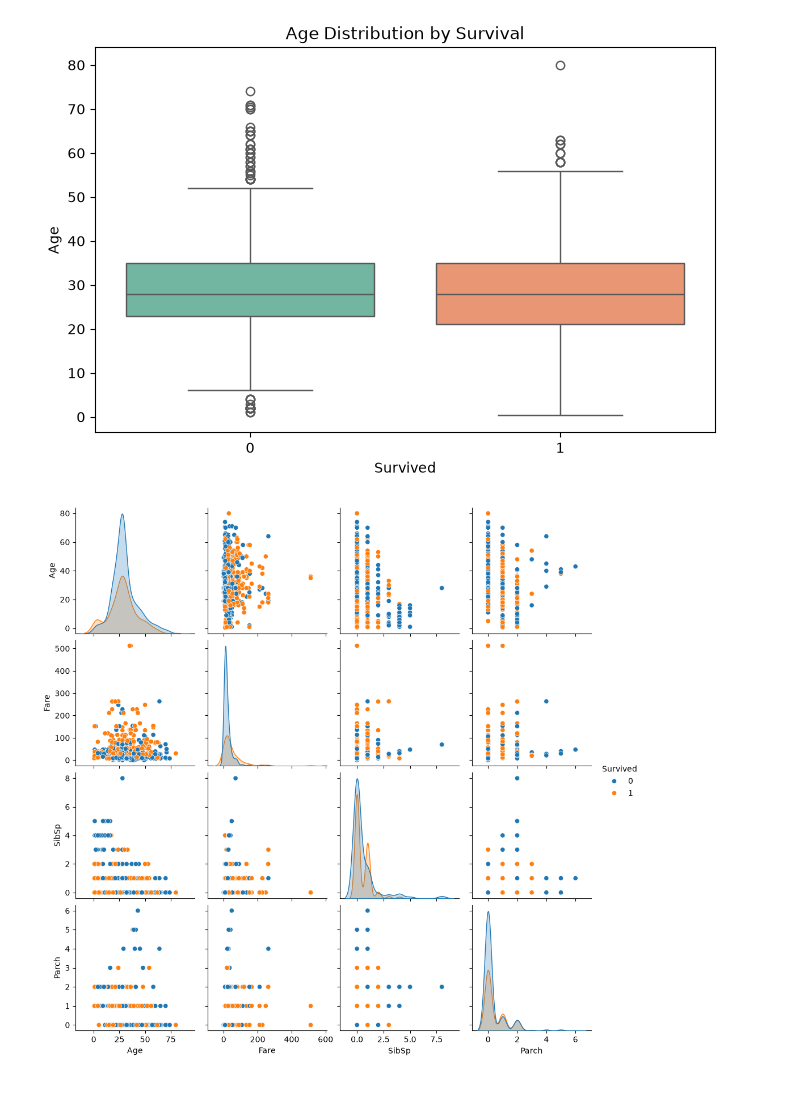
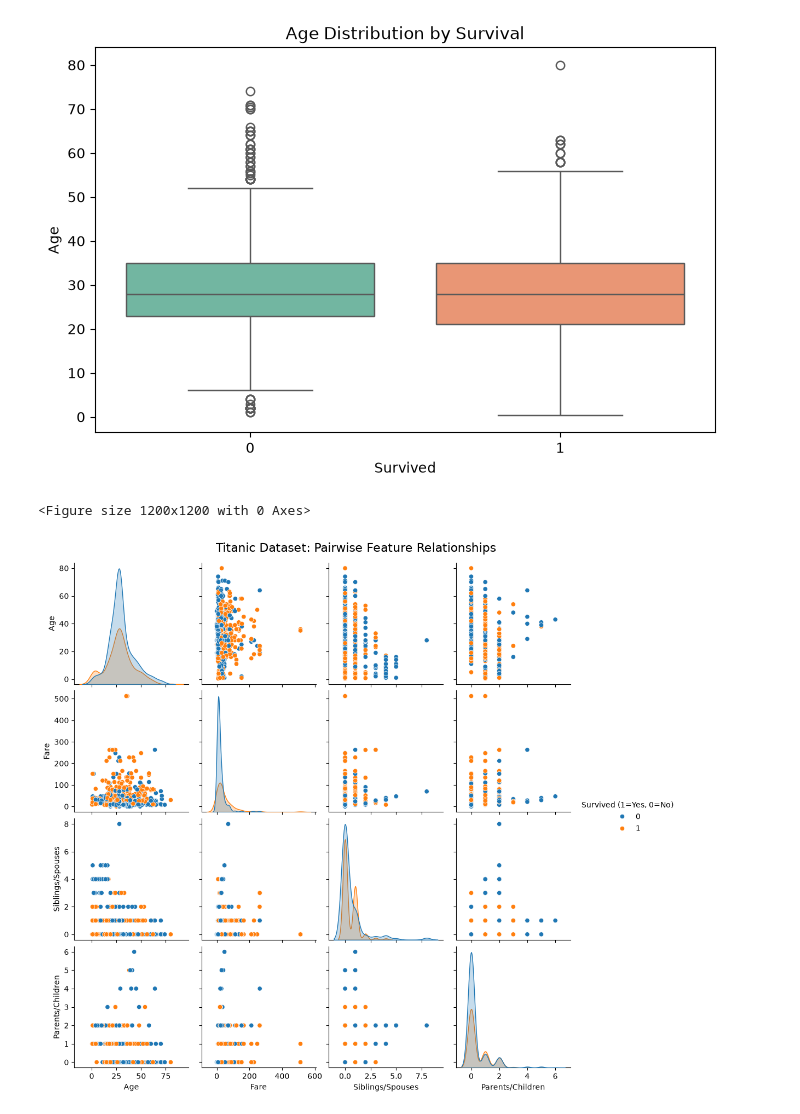
Before and after one commit to Fox-009/-Exploratory-Data-Analysis, a Jupyter notebook: Titanic/Titanic.ipynb, the cells around one changed output. Cells and saved outputs as stored; diff of their text form; code cells hidden in the pictures.

Commit message:
Updated Titanic EDA: Added summary section and improved visualizations

```diff
--- a/Titanic/Titanic.ipynb
+++ b/Titanic/Titanic.ipynb
@@ -311,7 +292,20 @@ plt.show()
 # %% [output]
 [figure]
 # %%
-sns.pairplot(df[['Age', 'Fare', 'SibSp', 'Parch', 'Survived']], hue='Survived')
+plt.figure(figsize= (10,10),dpi=120)
+plot_df = df[['Age', 'Fare', 'SibSp', 'Parch', 'Survived']].copy()
+
+
+plot_df.rename(columns={
+    'SibSp': 'Siblings/Spouses',
+    'Parch': 'Parents/Children',
+    'Survived': 'Survived (1=Yes, 0=No)'
+}, inplace=True)
+
+
+sns.pairplot(plot_df, hue='Survived (1=Yes, 0=No)')
+plt.suptitle('Titanic Dataset: Pairwise Feature Relationships', fontsize=16, y=1.02)
 plt.show()
 # %% [output]
+<Figure size 1200x1200 with 0 Axes>
-[figure, old version]
+[figure, new version]
```
Also changed, not shown: parts of 3 cells of this notebook.
